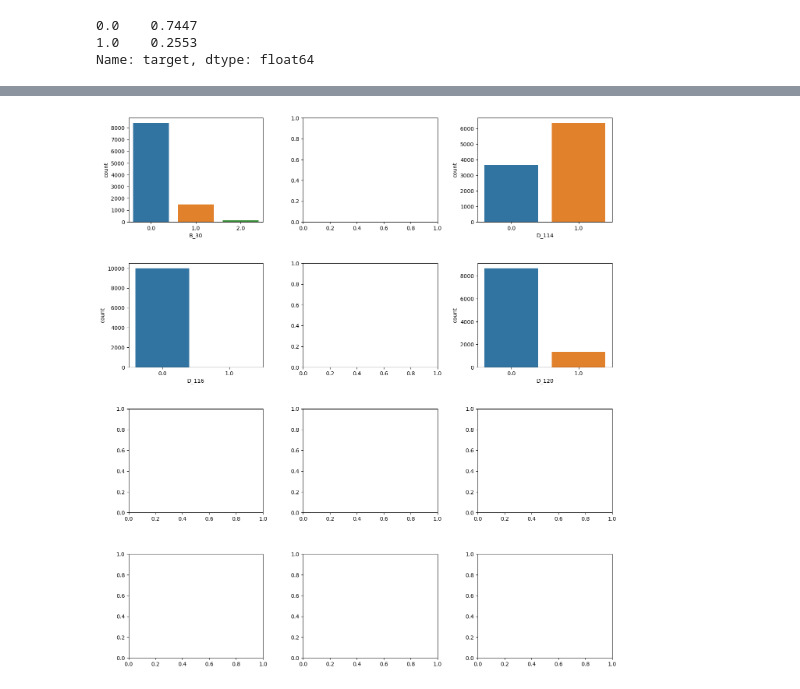
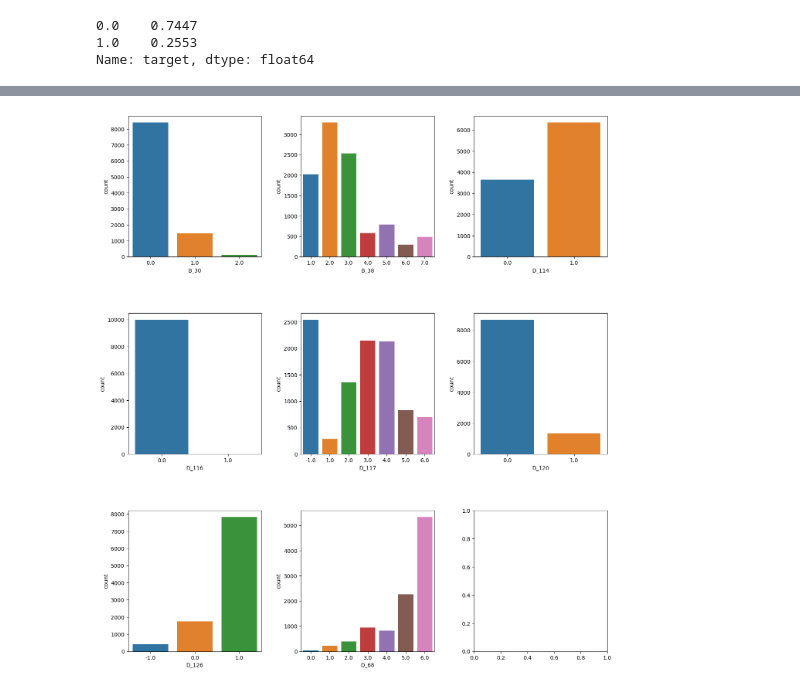
Before and after one commit to LinhNgaNguyen/STAT303-3-Project, a Jupyter notebook: EDA + Baseline Models.ipynb, the cells around one changed output, grey strips where cells are left out. Cells and saved outputs as stored; diff of their text form; code cells hidden in the pictures.

```diff
--- a/EDA + Baseline Models.ipynb
+++ b/EDA + Baseline Models.ipynb
@@ -123,18 +128,17 @@ Index(['P_2', 'D_39', 'B_1', 'B_2', 'R_1', 'S_3', 'D_41', 'B_3', 'D_43',
 # %%
 # Distribution of categorical variables
-fig, ax = plt.subplots(4, 3, figsize=(16, 18));
+fig, ax = plt.subplots(3, 3, figsize=(16, 18));
 plt.subplots_adjust(hspace = 0.4, wspace = 0.3);
 
 sns.countplot(data=train, x ='B_30', ax=ax[0, 0]);
-# sns.countplot(data=train, x ='B_38', ax=ax[0, 1]);
-
+sns.countplot(data=train, x ='B_38', ax=ax[0, 1]);
 sns.countplot(data=train, x ='D_114', ax=ax[0, 2]);
 sns.countplot(data=train, x ='D_116', ax=ax[1, 0]);
-# sns.countplot(data=train, x ='D_117', ax=ax[1, 1]);
+sns.countplot(data=train, x ='D_117', ax=ax[1, 1]);
 sns.countplot(data=train, x ='D_120', ax=ax[1, 2]);
-# sns.countplot(data=train, x ='D_126', ax=ax[2, 0]);
-# sns.countplot(data=train, x ='D_68', ax=ax[3, 1]);
+sns.countplot(data=train, x ='D_126', ax=ax[2, 0]);
+sns.countplot(data=train, x ='D_68', ax=ax[2, 1]);
 # %% [output]
-[figure, old version]
+[figure, new version]
 # %%
 # Relationship between categorical variables and response
```
Also changed, not shown: parts of 10 cells of this notebook.
